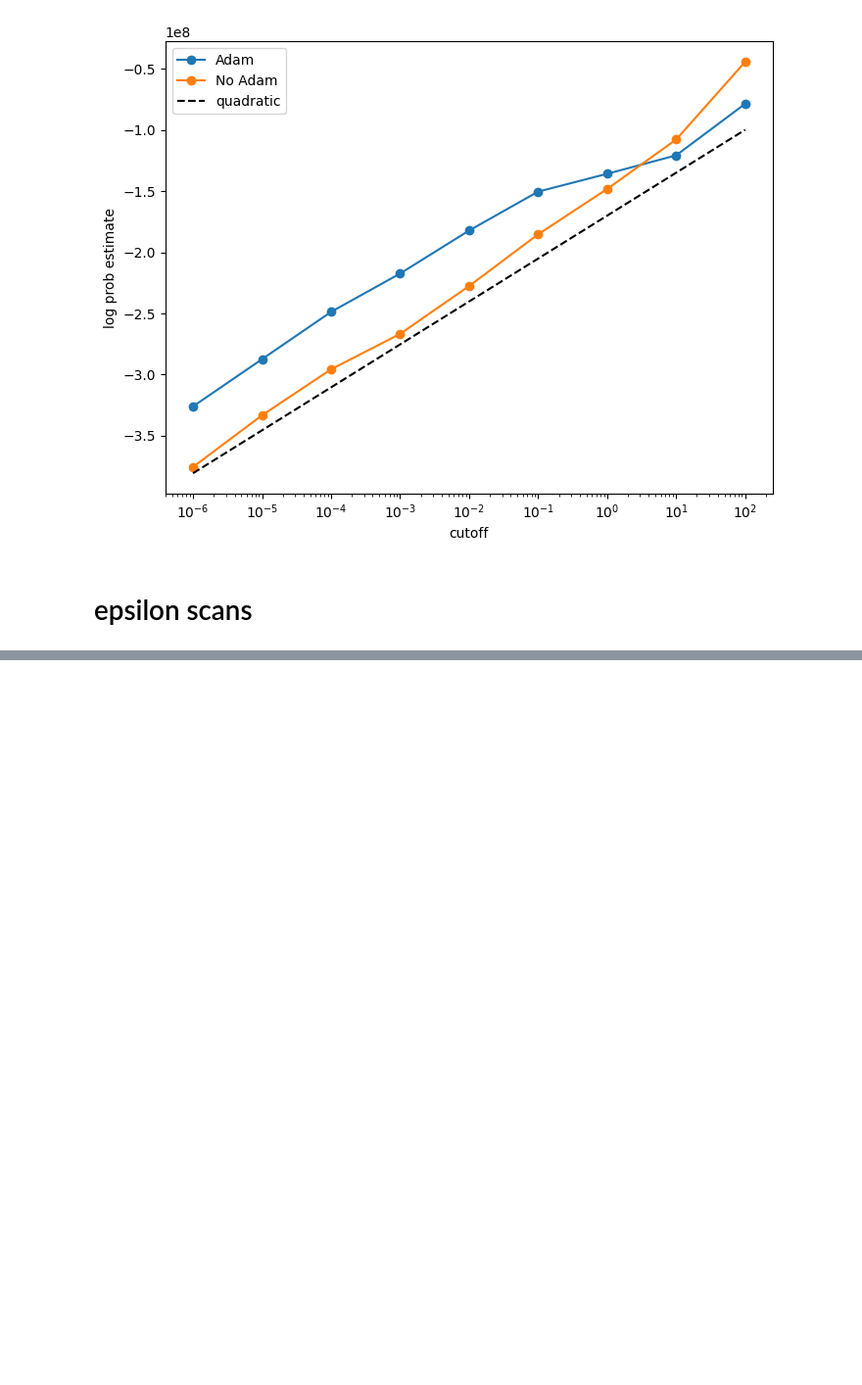
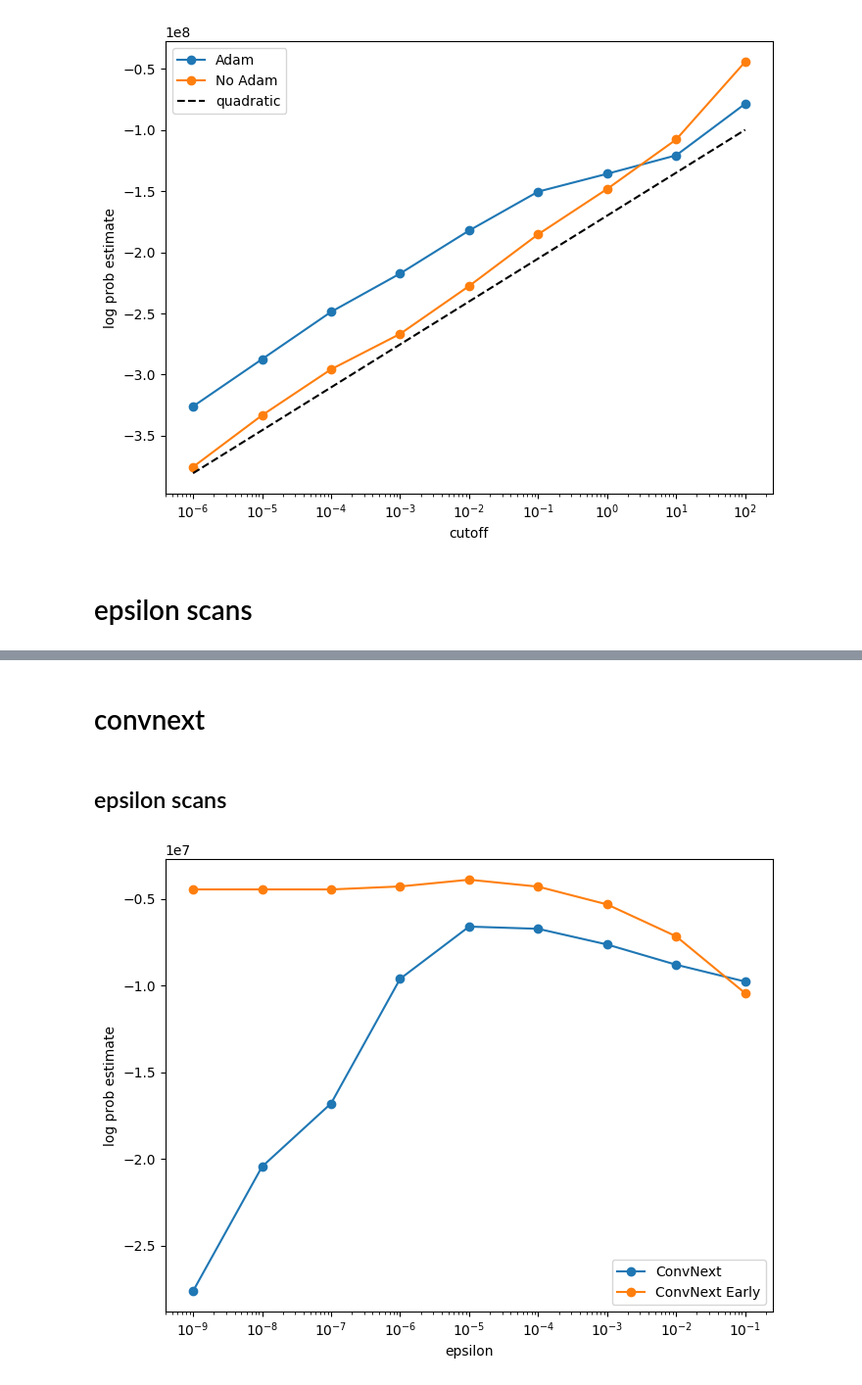
Before and after one commit to EleutherAI/basin-volume, a Jupyter notebook: notebooks/plots.ipynb, the cells around one changed output, grey strips where cells are left out. Shown at 98% size. Drawn from its saved outputs; the diff is of its cells as text; code cells hidden in the pictures; blank space fills up the shorter version.

```diff
--- a/notebooks/plots.ipynb
+++ b/notebooks/plots.ipynb
@@ -84,0 +100,25 @@ plt.show()
+# %% [markdown]
+# convnext
+# %% [markdown]
+## epsilon scans
+# %%
+with open(os.path.join(results_dir, "convnext_epsilons_1024_10.pkl"), "rb") as f:
+    results, cfg = pickle.load(f)
+
+with open(os.path.join(results_dir, "convnext_epsilons_early_1024_10.pkl"), "rb") as f:
+    results_early, cfg = pickle.load(f)
+
+plt.figure(figsize=(8, 6))
+maxes = [result.estimates.max() for result in results.values()]
+plt.plot(list(results.keys()), maxes, 'o-', label="ConvNext")
+
+maxes_early = [result.estimates.max() for result in results_early.values()]
+plt.plot(list(results_early.keys()), maxes_early, 'o-', label="ConvNext Early")
+
+plt.xlabel("epsilon")
+plt.ylabel("log prob estimate")
+plt.xscale("log")
+plt.legend()
+plt.show()
+# %% [output]
+[figure, added]
```
Also changed, not shown: parts of 10 cells of this notebook, 11 other files.
